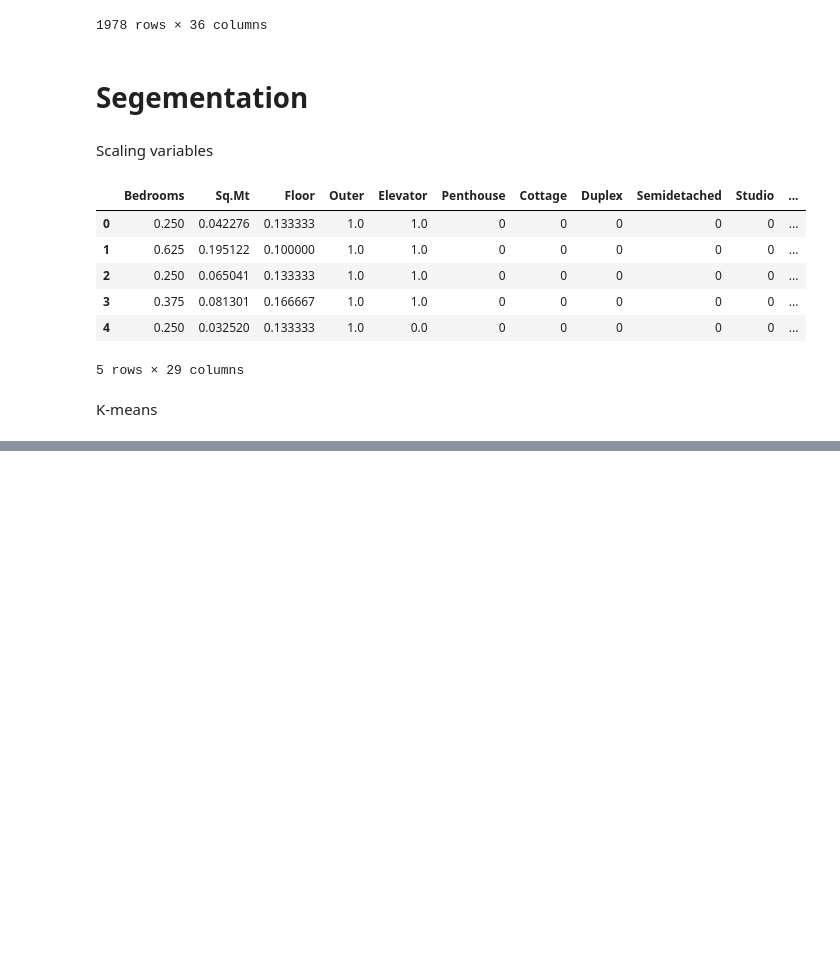
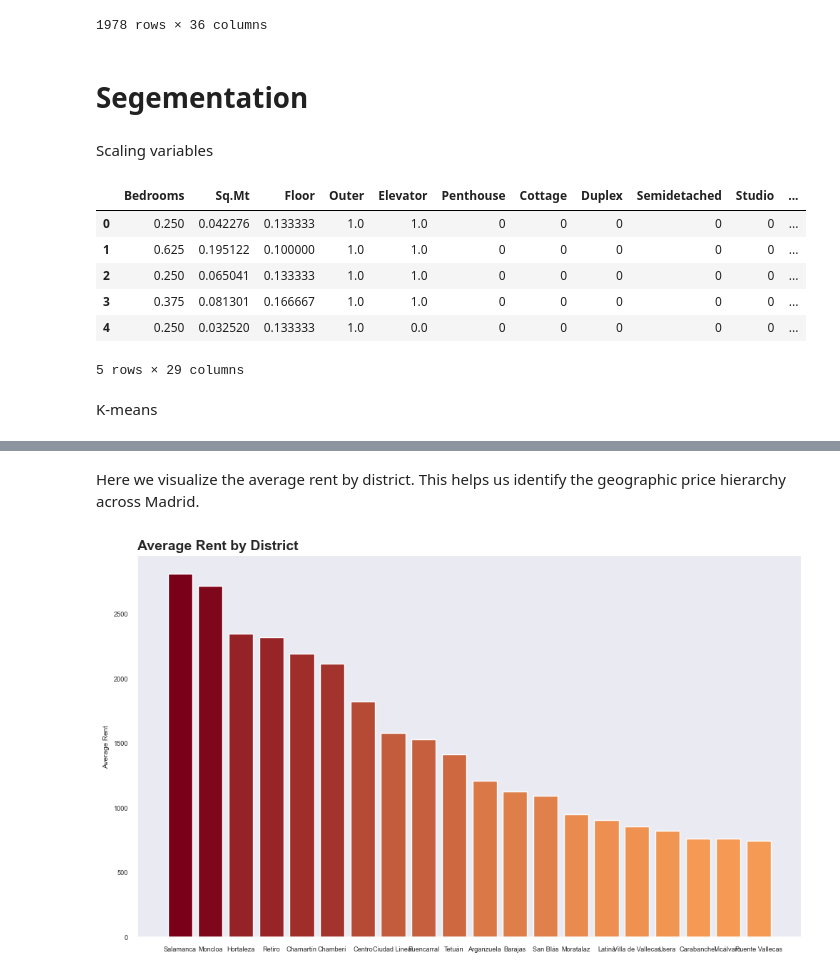
Before and after one commit to JJR9903/IE-MBDS-ML-1-group-project, a Jupyter notebook: notebooks/Group project.ipynb, the cells around one changed output, grey strips where cells are left out. Cells and saved outputs as stored; diff of their text form; code cells hidden in the pictures; blank space fills up the shorter version.

```diff
--- a/notebooks/Group project.ipynb
+++ b/notebooks/Group project.ipynb
@@ -721,0 +1101,46 @@ df.loc[df.cluster==5].describe()
+# %% [markdown]
+Here we visualize the average rent by district. This helps us identify the geographic price hierarchy across Madrid.
+# %%
+import matplotlib.pyplot as plt
+import numpy as np
+from matplotlib.colors import LinearSegmentedColormap, Normalize
+
+# Sort districts by rent
+avg_rent_district = (
+    df.groupby('District')['Rent']
+    .mean()
+    .sort_values(ascending=False)
+)
+
+# Reverse gradient: Light → Dark
+cmap = LinearSegmentedColormap.from_list("custom_gradient",['#F59A54', '#7A0019'])  # Light → Dark
+
+# Normalize rent values
+norm = Normalize(vmin=avg_rent_district.min(), vmax=avg_rent_district.max())
+
+# Map rents to colors
+colors = cmap(norm(avg_rent_district.values))
+
+fig, ax = plt.subplots(figsize=(10,6))
+
+ax.bar(avg_rent_district.index, avg_rent_district.values, color=colors)
+
+# Remove grid lines
+ax.grid(False)
+
+# Clean spines
+ax.spines['top'].set_visible(False)
+ax.spines['right'].set_visible(False)
+
+# Title
+ax.set_title('Average Rent by District', loc='left', fontsize=14, weight='bold')
+
+ax.set_ylabel('Average Rent')
+ax.set_xlabel('')
+
+plt.xticks(rotation=0)
+
+plt.tight_layout()
+plt.show()
+# %% [output]
+[figure, added]
```
Also changed, not shown: parts of 42 cells of this notebook.
